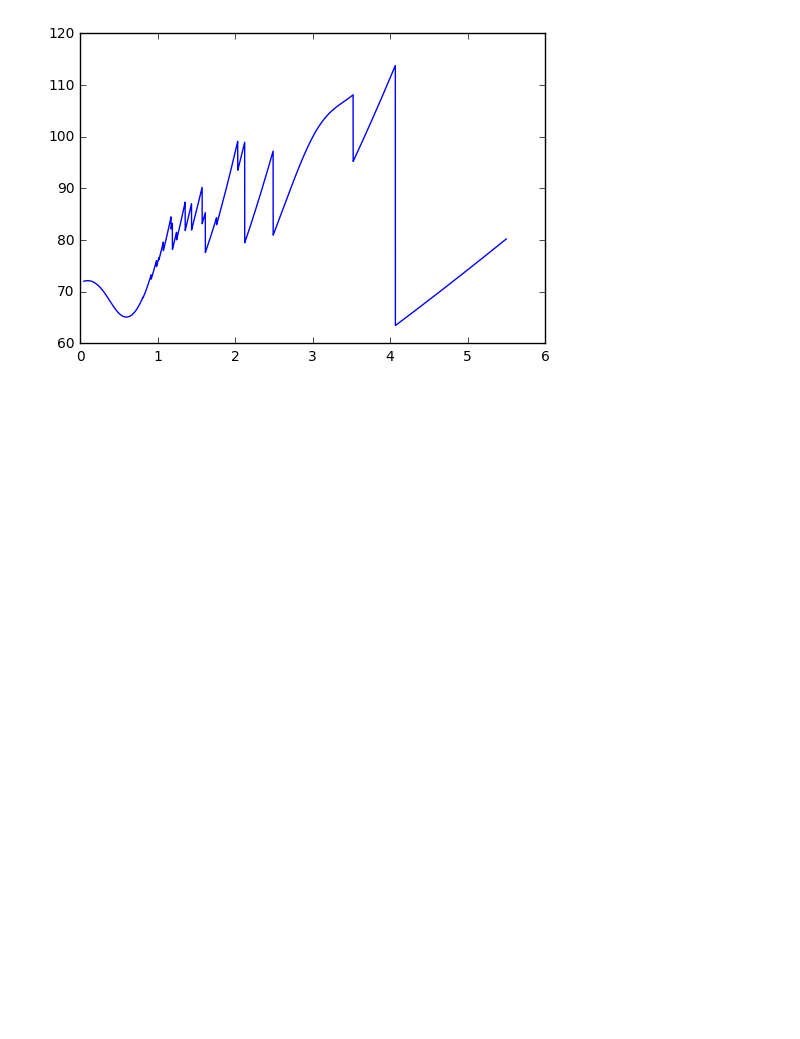
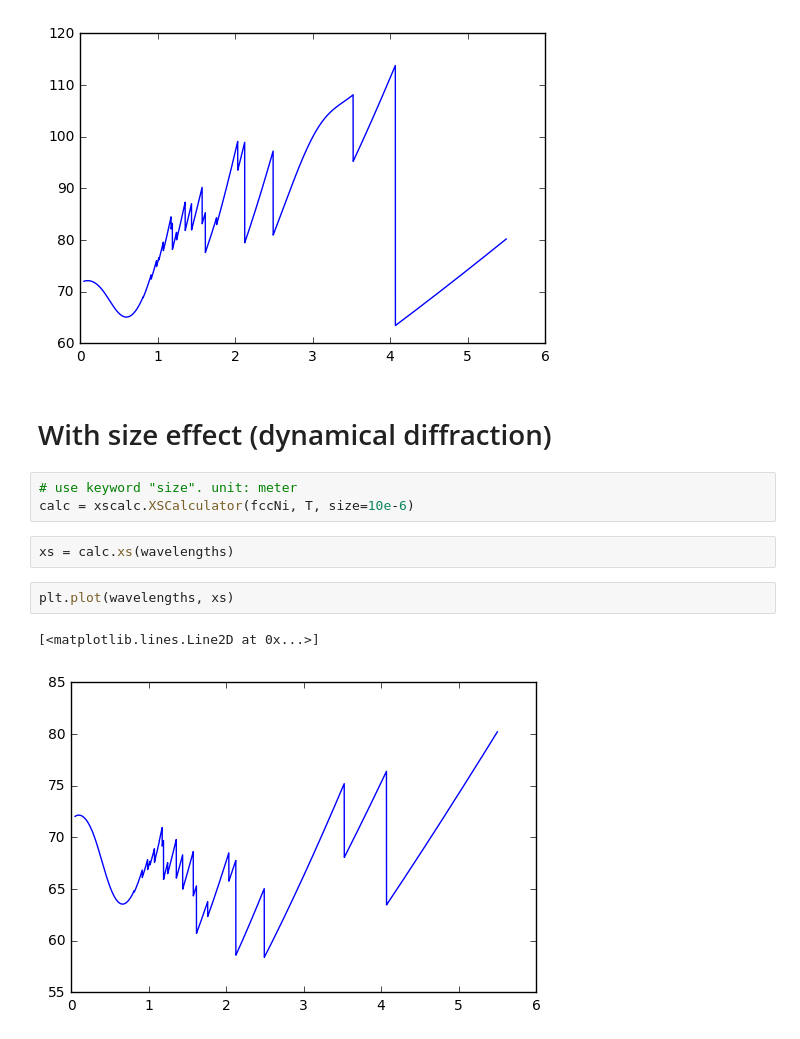
Before and after one commit to neutrons/sje-notebooks, a Jupyter notebook: CG1DImaging/Bragg Edge Modeling.ipynb, the cells around one changed output. Saved outputs shown, nothing was run; the diff lists cells and outputs as text; blank space fills up the shorter version.

Commit message:
Bragg edge modeling: added an example of calculating size effect

```diff
--- a/CG1DImaging/Bragg Edge Modeling.ipynb
+++ b/CG1DImaging/Bragg Edge Modeling.ipynb
@@ -61,3 +63,15 @@ plt.plot(wavelengths, xs)
 # %% [output]
 [<matplotlib.lines.Line2D at 0x...>]
 [figure]
+# %% [markdown]
+# With size effect (dynamical diffraction)
+# %%
+# use keyword "size". unit: meter
+calc = xscalc.XSCalculator(fccNi, T, size=10e-6)
+# %%
+xs = calc.xs(wavelengths)
+# %%
+plt.plot(wavelengths, xs)
+# %% [output]
+[<matplotlib.lines.Line2D at 0x...>]
+[figure, added]
```
Also changed, not shown: parts of 4 cells of this notebook.
